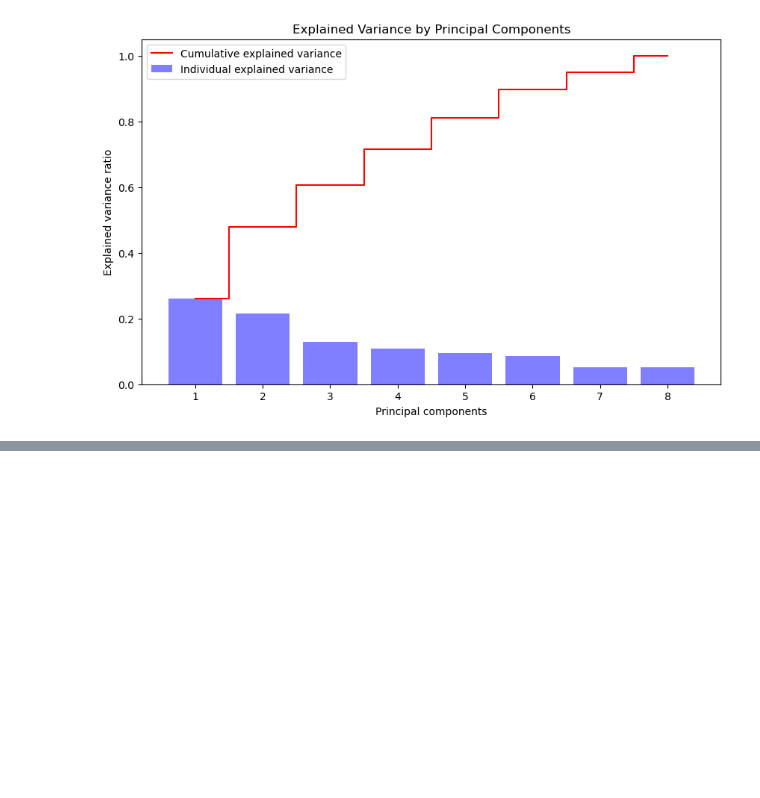
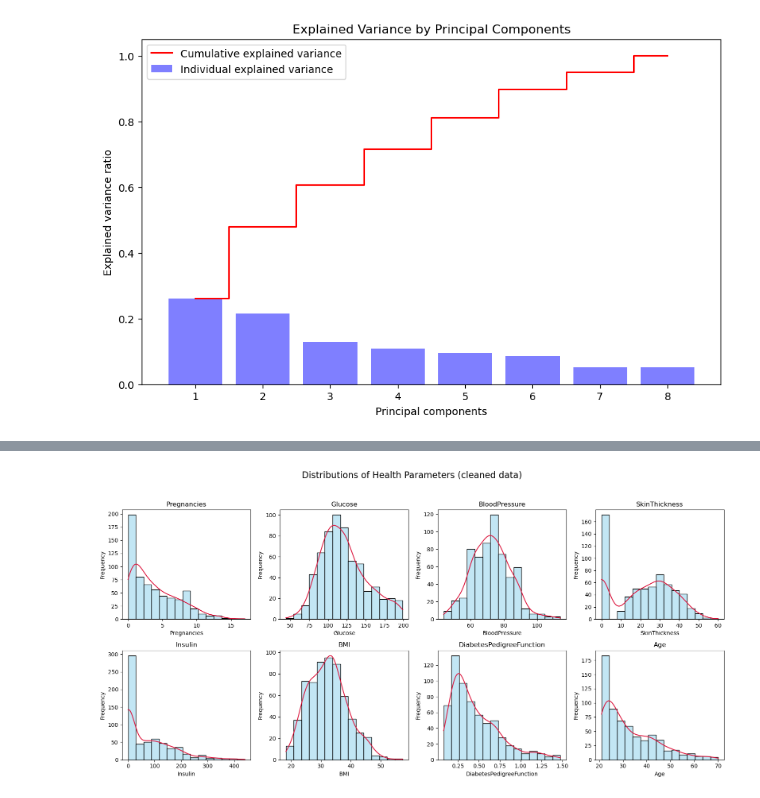
Before and after one commit to adam-langowski/AI-Health-Check, a Jupyter notebook: notebooks/diabetes.ipynb, the cells around one changed output, grey strips where cells are left out. Cells and saved outputs as stored; diff of their text form; code cells hidden in the pictures; blank space fills up the shorter version.

Commit message:
data pipeline definition

```diff
--- a/notebooks/diabetes.ipynb
+++ b/notebooks/diabetes.ipynb
@@ -134,0 +142,7 @@ plt.show()
+# %%
+# train&validate (diabetes_data) and test set [no information from the test set should be used to preprocess the training set - potential data leak]
+diabetes_data, test_df = train_test_split(diabetes_df, test_size=0.1, random_state=42)
+# %%
+# Delete records where BMI=0 or BloodPressure=0 or Glucose=0
+diabetes_data_cleaned = diabetes_data[(diabetes_data['BMI'] != 0) & (diabetes_data['BloodPressure'] != 0) & (diabetes_data['Glucose'] != 0)]
+print(f'Deleted records count: {len(diabetes_data) - len(diabetes_data_cleaned)}')
@@ -134,0 +191,18 @@ plt.show()
+# %%
+columns = ['Pregnancies', 'Glucose', 'BloodPressure', 'SkinThickness',
+           'Insulin', 'BMI', 'DiabetesPedigreeFunction', 'Age']
+
+fig, axes = plt.subplots(2, 4, figsize=(16, 8))
+fig.suptitle('Distributions of Health Parameters (cleaned data)', fontsize=16)
+
+for i, column in enumerate(columns):
+    row, col = divmod(i, 4)
+    ax = sns.histplot(diabetes_data_cleaned_no_outliers[column], bins=15, kde=True, color='skyblue', ax=axes[row, col], edgecolor='black')
+    ax.lines[0].set_color('crimson')
+    axes[row, col].set_title(column)
+    axes[row, col].set_ylabel('Frequency')
+
+plt.tight_layout(rect=[0, 0, 1, 0.95])
+plt.show()
+# %% [output]
+[figure, added]
```
Also changed, not shown: parts of 8 cells of this notebook.
